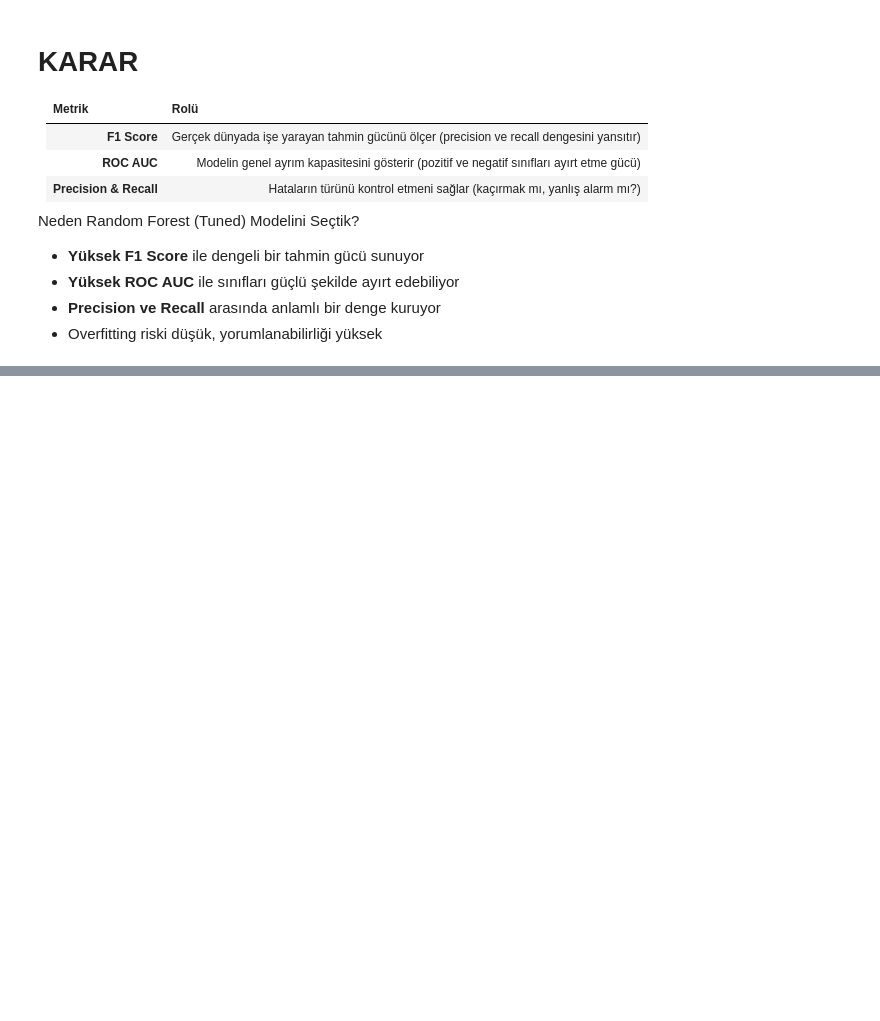
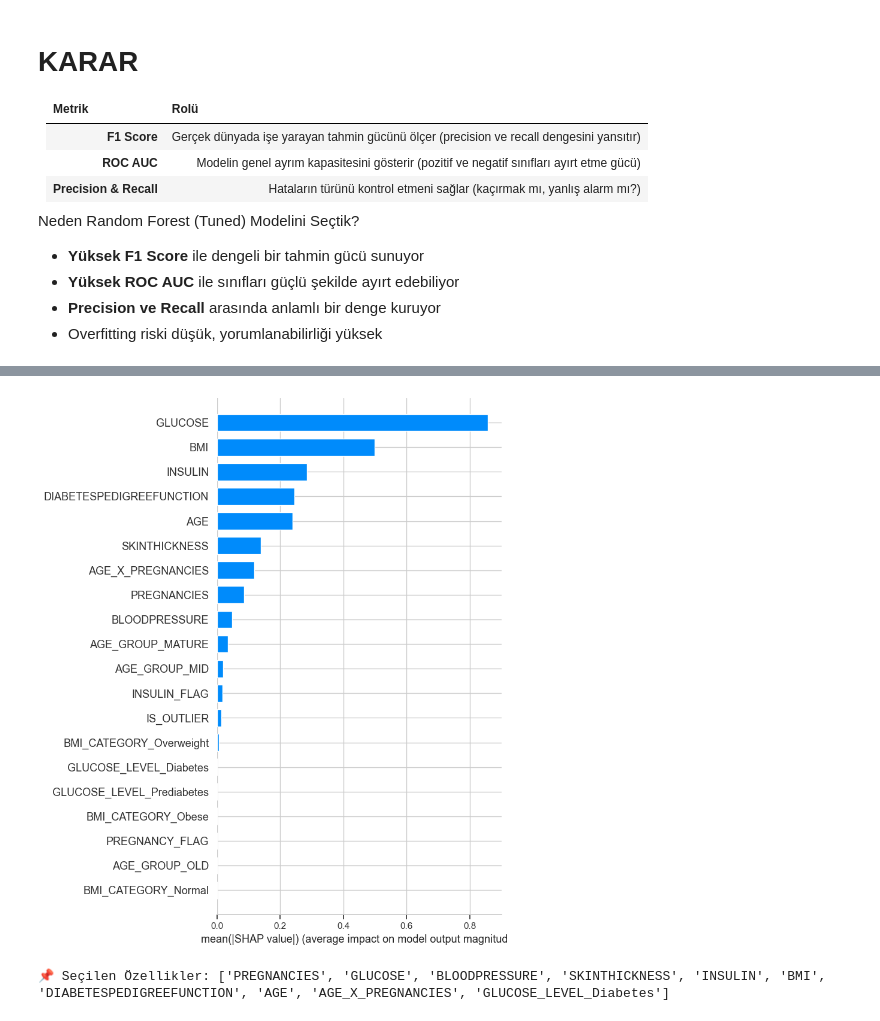
Before and after one commit to omeruncu/Diabetes-Detector, a Jupyter notebook: notebooks/01_eda.ipynb, the cells around one changed output, grey strips where cells are left out. Saved outputs shown, nothing was run; the diff lists cells and outputs as text; code cells hidden in the pictures; blank space fills up the shorter version.

Commit message:
new model added

```diff
--- a/notebooks/01_eda.ipynb
+++ b/notebooks/01_eda.ipynb
@@ -905,0 +893,3 @@ joblib.dump(selected_features, "models/selected_features.pkl")
+# %%
+X = df_encoded.drop("OUTCOME", axis=1)
+y = df_encoded["OUTCOME"]
@@ -905,0 +898,6 @@ joblib.dump(selected_features, "models/selected_features.pkl")
+# %%
+X_train, X_test, y_train, y_test = train_test_split(X, y, test_size=0.2, random_state=42, stratify=y)
+# %%
+scaled_cols = ["PREGNANCIES", "BLOODPRESSURE", "SKINTHICKNESS","GLUCOSE", "BMI", "AGE", "DIABETESPEDIGREEFUNCTION","INSULIN", "AGE_X_PREGNANCIES"]
+X_train, scaler = fes.scale_numerical_features(X_train, scaled_cols, method="robust")
+X_test[scaled_cols] = scaler.transform(X_test[scaled_cols])
@@ -905,0 +1000,13 @@ joblib.dump(selected_features, "models/selected_features.pkl")
+# %%
+best_models = {}
+
+for name, model in [
+    ("Logistic Regression", LogisticRegression(max_iter=1000, random_state=42)),
+    ("Random Forest", RandomForestClassifier(random_state=42)),
+    ("XGBoost", XGBClassifier(use_label_encoder=False, eval_metric="logloss", random_state=42))
+]:
+    print(f"🔍 Tuning: {name}")
+    grid = GridSearchCV(model, param_grids[name], cv=5, scoring="roc_auc", n_jobs=-1)
+    grid.fit(X_train, y_train)
+    best_models[name] = grid.best_estimator_
+    print(f"✅ En iyi parametreler: {grid.best_params_}")
@@ -905,0 +1103,27 @@ joblib.dump(selected_features, "models/selected_features.pkl")
+# %%
+explainer = shap.Explainer(best_models["XGBoost"])
+shap_values = explainer(X_test)
+
+shap.summary_plot(shap_values, X_test, plot_type="bar")
+# %% [output]
+[figure, added]
+# %%
+from sklearn.feature_selection import SelectFromModel
+from sklearn.ensemble import RandomForestClassifier
+
+# Özellik seçimi için model
+selector_model = RandomForestClassifier(n_estimators=100, random_state=42)
+selector_model.fit(X_train, y_train)
+
+# Seçici nesne
+selector = SelectFromModel(selector_model, threshold="median", prefit=True)
+
+# Yeni veri setleri
+X_train_selected = selector.transform(X_train)
+X_test_selected = selector.transform(X_test)
+
+# Seçilen sütun isimleri
+selected_features = X_train.columns[selector.get_support()]
+print("📌 Seçilen Özellikler:", list(selected_features))
+# %% [output]
+📌 Seçilen Özellikler: ['PREGNANCIES', 'GLUCOSE', 'BLOODPRESSURE', 'SKINTHICKNESS', 'INSULIN', 'BMI', 'DIABETESPEDIGREEFUNCTION', 'AGE', 'AGE_X_PREGNANCIES', 'GLUCOSE_LEVEL_Diabetes']
```
Also changed, not shown: parts of 47 cells of this notebook, 3 other files.
